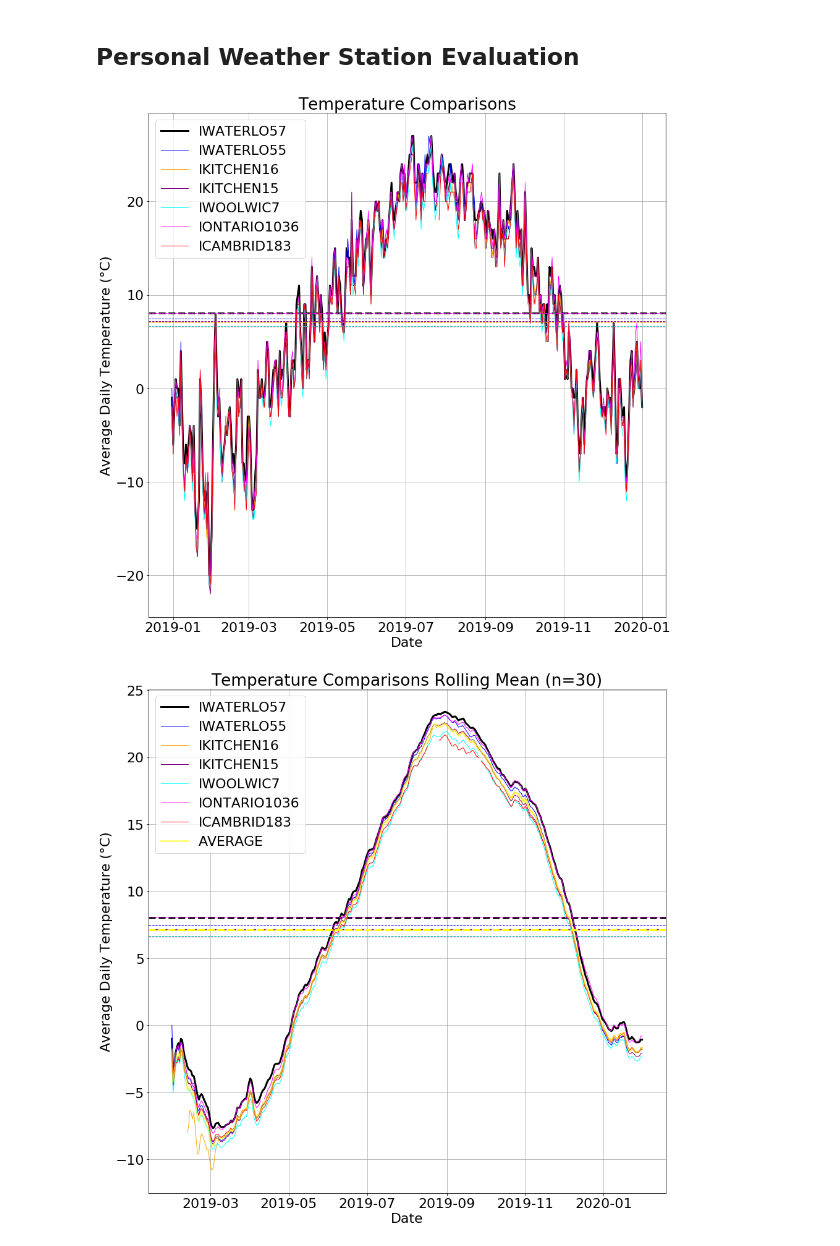
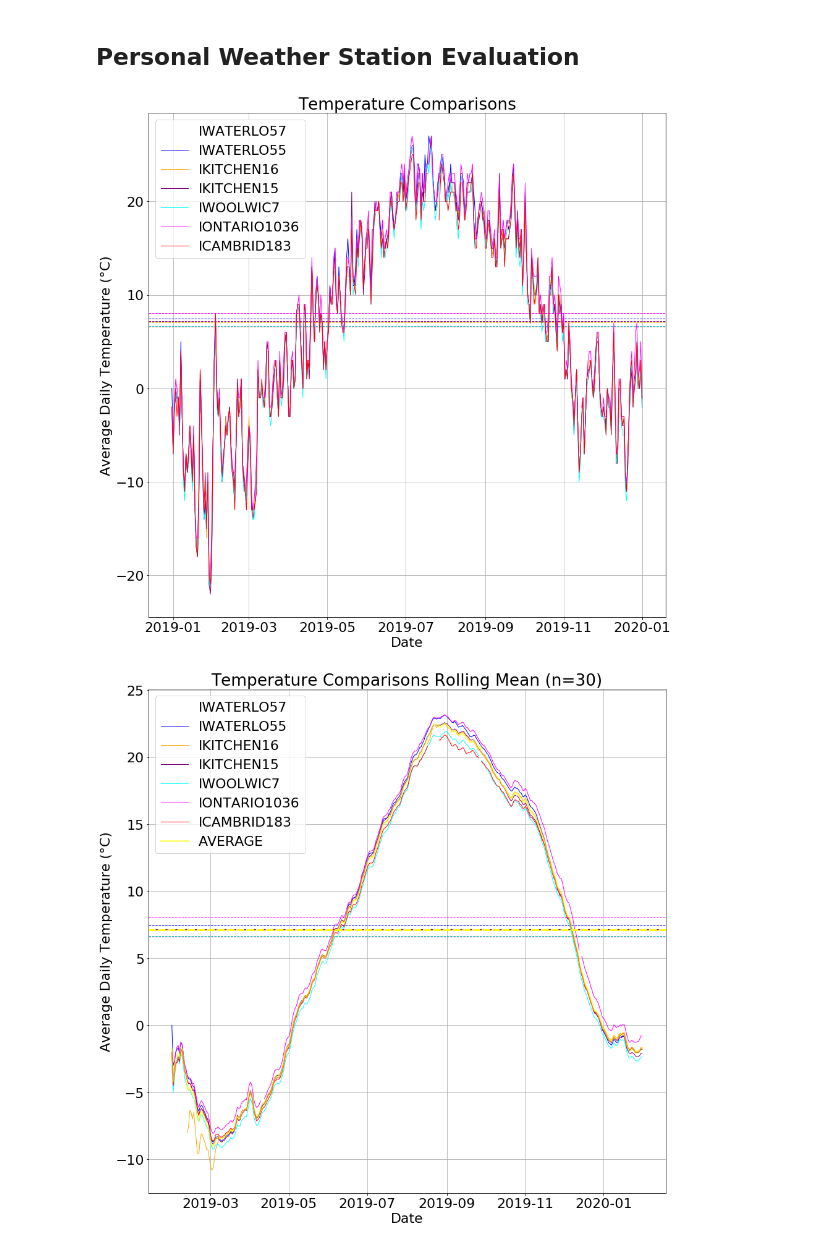
Before and after one commit to frasertheking/wunderground, a Jupyter notebook: station_comparisons.ipynb, the cells around one changed output. Cells and saved outputs as stored; diff of their text form; code cells hidden in the pictures.

```diff
--- a/station_comparisons.ipynb
+++ b/station_comparisons.ipynb
@@ -81,7 +81,7 @@ def plotClimaticVariable(metric, fig_name, fig_title, fig_xaxis, fig_yaxis, save
     for i, station in enumerate(stations):
         linewidth = 1
         if station == my_station:
-            linewidth = 3
+            linewidth = 0
         data = master_df[station]
         if moving_avg:
             data = moving_average(np.ma.masked_array(master_df[station].to_numpy(dtype=np.float64), np.isnan(master_df[station].to_numpy(dtype=np.float64))))
@@ -94,34 +94,32 @@ def plotClimaticVariable(metric, fig_name, fig_title, fig_xaxis, fig_yaxis, save
         ax.plot(day_of_year, data, label=station, color=colors[i], linewidth=linewidth)
         ax.axhline(np.nanmean(master_df[station]), linestyle="--", color=colors[i], linewidth=linewidth)
 
     # Plot Mean
-#     master_df = master_df.drop(columns=['IWATERLO57'])
-#     data = master_df.mean(axis=1)
     if moving_avg:
         moving_avg_df = moving_avg_df.drop(columns=['IWATERLO57'])
         data = moving_avg_df.mean(axis=1)
         ax.plot(day_of_year, data, label="AVERAGE", color="Yellow", linewidth=3, alpha=0.5)
         ax.axhline(np.nanmean(data), linestyle="--", color="Yellow", linewidth=3)
 
     ax.legend()
     if save:
         fig.savefig(figname, transparent=True)
 
 # Run plots (daily and 30 day running mean)
 plotClimaticVariable('metric.tempAvg', 'temp_comparisons.png', 'Temperature Comparisons', "Date", "Average Daily Temperature (°C)", False, False)
 plotClimaticVariable('metric.tempAvg', 'temp_comparisons.png', 'Temperature Comparisons Rolling Mean (n=30)', "Date", "Average Daily Temperature (°C)", False, True)
 plotClimaticVariable('metric.precipTotal', 'precip_comparisons.png', 'Total Precipitation Comparisons', "Date", "Total Daily Precipitation (mm)", False, False)
 plotClimaticVariable('metric.precipTotal', 'precip_comparisons.png', 'Total Precipitation Comparisons Rolling Mean (n=30)', "Date", "Total Daily Precipitation (mm)", False, True)
 plotClimaticVariable('humidityAvg', 'humidity_comparisons.png', 'Average Daily Humidity Comparisons', "Date", "Average Humidity (%)", False, False)
 plotClimaticVariable('humidityAvg', 'humidity_comparisons.png', 'Average Daily Humidity Comparisons Rolling Mean (n=30)', "Date", "Average Humidity (%)", False, True)
 plotClimaticVariable('metric.pressureMax', 'pressure_comparisons.png', 'Daily Pressure Max Comparisons', "Date", "Max Pressure (Pa)", False, False)
 plotClimaticVariable('metric.pressureMax', 'pressure_comparisons.png', 'Daily Pressure Max Comparisons Rolling Mean (n=30)', "Date", "Max Pressure (Pa)", False, True)
 plotClimaticVariable('metric.windspeedAvg', 'wind_comparisons.png', 'Average Daily Windspeed Comparisons', "Date", "Average Daily Windspeed (m/s)", False, False)
 plotClimaticVariable('metric.windspeedAvg', 'wind_comparisons.png', 'Average Daily Windspeed Comparisons Rolling Mean (n=30)', "Date", "Average Daily Windspeed (m/s)", False, True)
 
 ### SPONGE
 # PRINT STATS
 # LOOK AT CLIMATOLOGIES
 # %% [output]
-[figure, old version]
+[figure, new version]
-[figure, old version]
+[figure, new version]
```
Also changed, not shown: parts of 3 cells of this notebook.
